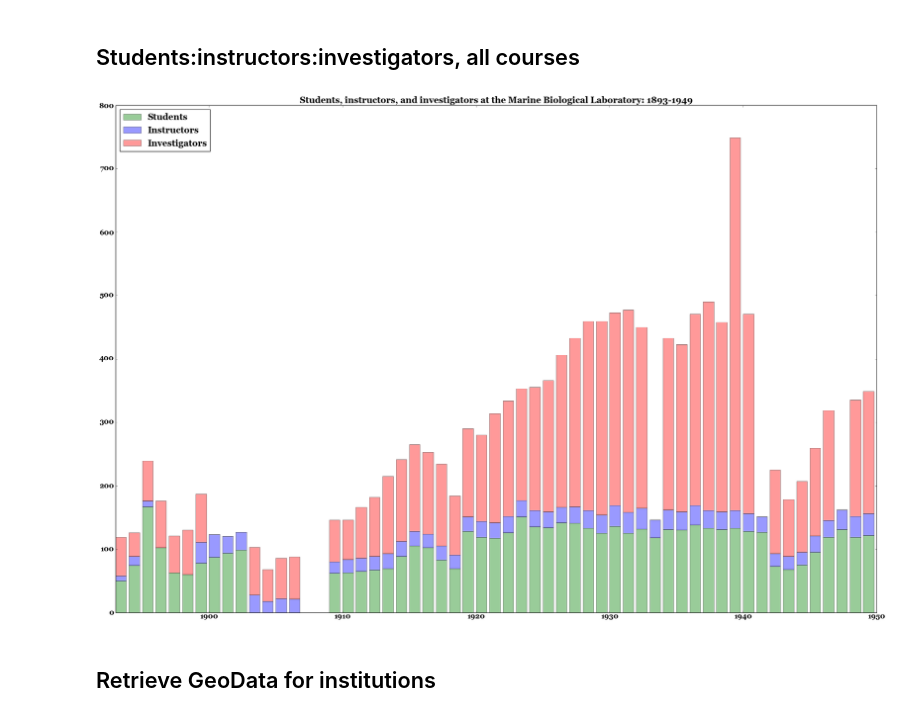
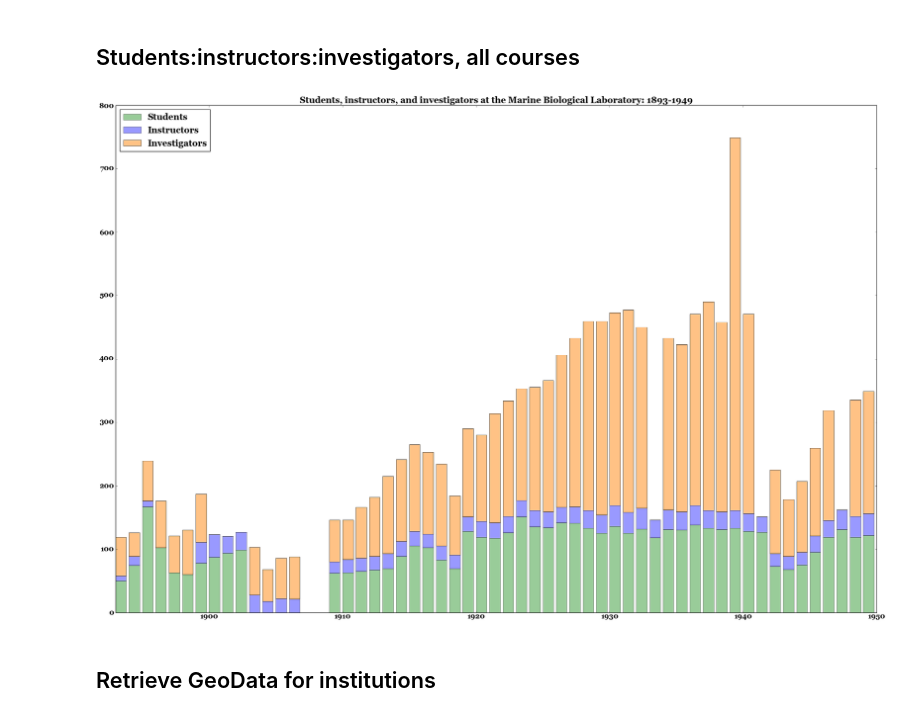
Before and after one commit to erickpeirson/MBL-course-data-visualizations, a Jupyter notebook: 2014-01-20 MBL Course Data.ipynb, the cells around one changed output. Cells and saved outputs as stored; diff of their text form; code cells hidden in the pictures.

```diff
--- a/2014-01-20 MBL Course Data.ipynb
+++ b/2014-01-20 MBL Course Data.ipynb
@@ -44,12 +44,12 @@ for sname in sheets:
 # %% [markdown]
 ## Parse investigator data
 # %%
-instructor_filename = "./data/MBL_INVESTIGATOR_LIST.xlsx"
+investigator_filename = "./data/MBL_INVESTIGATOR_LIST.xlsx"
 # %%
-workbook = xlrd.open_workbook(instructor_filename, encoding_override='mac_roman')
+workbook = xlrd.open_workbook(investigator_filename, encoding_override='mac_roman')
 sheets = workbook.sheet_names()
 
-instructor_data = []
+investigator_data = []
 for sname in sheets:
     try:
         sheet = workbook.sheet_by_name(sname)
@@ -64,7 +64,7 @@ for sname in sheets:
                 datum[field] = value
             if datum['last name'] != '':
                 datum['date'] = int(sname)
-                instructor_data.append(datum)
+                investigator_data.append(datum)
     except IndexError:
         pass
 # %%
@@ -162,42 +163,42 @@ for d in new_data:
             all_students[d['date']] += 1
 # %%
 all_investigators = { k:0 for k in xrange(1888,1950) }
-for d in instructor_data:
+for d in investigator_data:
     if 1893 <= d['date'] <= 1949:
         all_investigators[d['date']] += 1
 # %%
 instructor_y = np.array([ float(all_instructors[i]) for i in xrange(1893, 1950) ])
 student_y = np.array([ float(all_students[i]) for i in xrange(1893, 1950) ])
 investigators_y = np.array([ float(all_investigators[i]) for i in xrange(1893, 1950) ])
 ratio = ( student_y / ( instructor_y + 1 ) ) + 1
 
 fig = plt.figure(figsize=(30,20))
 ax1 = plt.subplot(1, 1, 1)
 font = {'family' : 'georgia',
         'weight' : 'bold',
         'size'   : 16}
 
 matplotlib.rc('font', **font)
 
 ax1.bar( range(1893,1950), student_y, lw=1, color='g', alpha=0.4, label='Students')
 ax1.bar( range(1893,1950), instructor_y, bottom=student_y, lw=1, color='b', alpha=0.4, label='Instructors')
-ax1.bar( range(1893,1950), investigators_y, bottom=instructor_y+student_y, lw=1, color='r', alpha=0.4, label='Investigators')
+ax1.bar( range(1893,1950), investigators_y, bottom=instructor_y+student_y, lw=1, color='#ff9933', alpha=0.6, label='Investigators')
 
 #ax1.text(1940, -4, figure_title, horizontalalignment='center', fontsize=20)
 #ax1.text(1940, -12, figure_caption, horizontalalignment='center', fontsize=14, style='normal')
 
 plt.legend(loc=2)
 
 #ax2 = ax1.twinx()
 #ax2.set_yscale('log')
 #ax2.plot( range(1893,2000), ratio-1, 'k--', lw=6, alpha=0.6, label="Students : Instructors", dashes=(20, 10))
 plt.title('Students, instructors, and investigators at the Marine Biological Laboratory: 1893-1949')
 plt.xlim(1893,1950)
 plt.legend(loc=2)
 
 plt.show()
 # %% [output]
-[figure, old version]
+[figure, new version]
 # %% [markdown]
 ## Retrieve GeoData for institutions
 # %%
```
Also changed, not shown: parts of 18 cells of this notebook, 2 other files.
